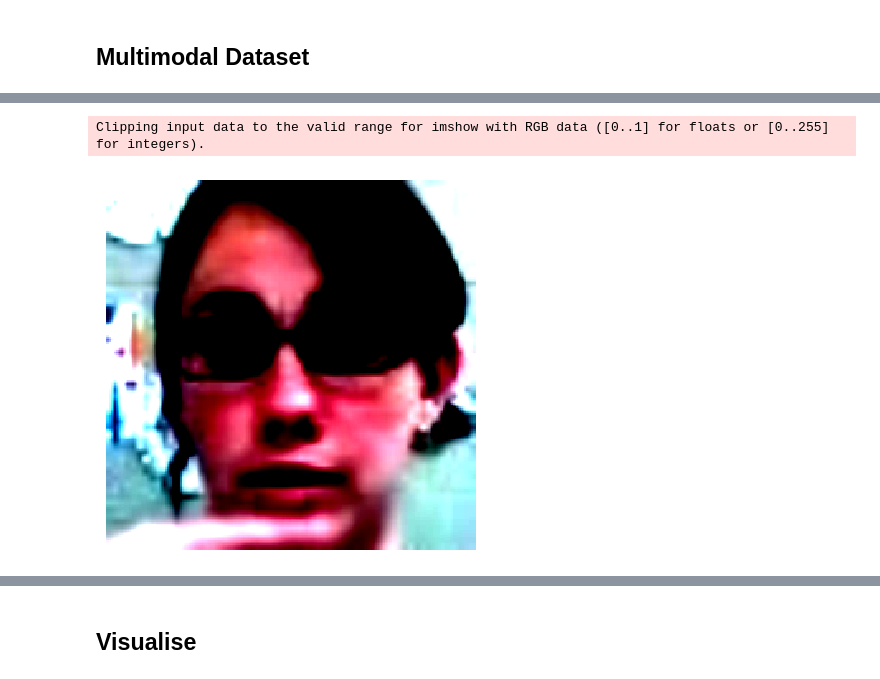
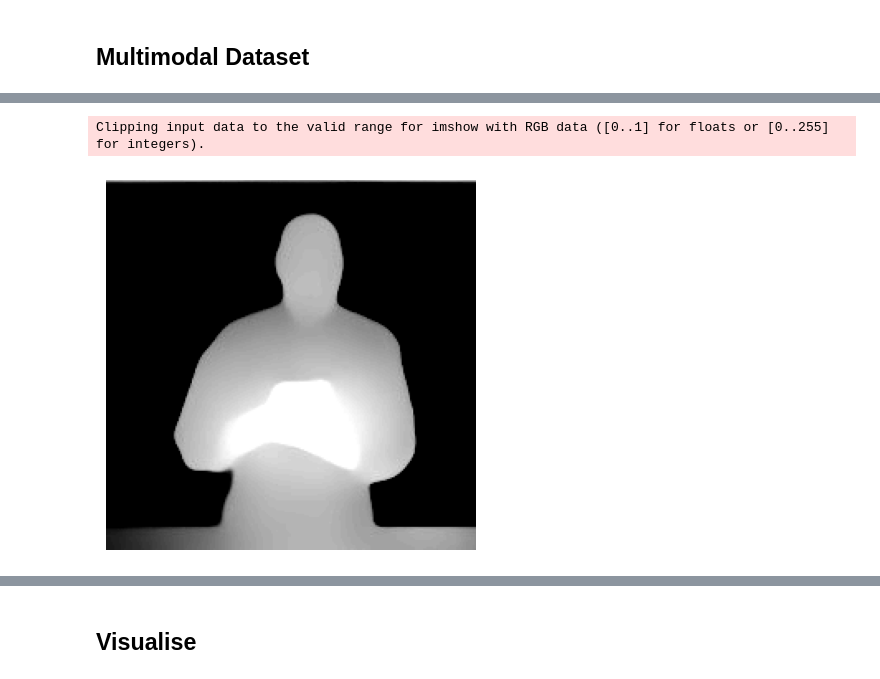
Before and after one commit to UoA-CARES/sign-language-benchmarks, a Jupyter notebook: experiments/wlasl/seven_sees/dataset_output.ipynb, the cells around one changed output, grey strips where cells are left out. Drawn from its saved outputs; the diff is of its cells as text; code cells hidden in the pictures.

```diff
--- a/experiments/wlasl/seven_sees/dataset_output.ipynb
+++ b/experiments/wlasl/seven_sees/dataset_output.ipynb
@@ -26,7 +26,7 @@ train_dataset = MultiModalDataset(ann_file='data/wlasl/train_annotations.txt',
                                  root_dir='data/wlasl/rawframes',
                                  clip_len=32,
                                  resolution=224,
-                                 modalities=('rgb', 'pose', 'face'),
+                                 modalities=('rgb', 'pose', 'depth'),
                                  test_mode=True,
                                  frame_interval=1,
                                  input_resolution=256,
@@ -35,7 +35,7 @@ train_dataset = MultiModalDataset(ann_file='data/wlasl/train_annotations.txt',
 
 train_loader = torch.utils.data.DataLoader(dataset=train_dataset,
                                           batch_size=1,
-                                          shuffle=False,
+                                          shuffle=True,
                                           num_workers=4,
                                           pin_memory=False)
 # %%
@@ -83,6 +43,6 @@ resize = torchvision.transforms.Resize(size=(256, 256))
 # %%
 frame = next(iter_)
-imshow(frame['face'][0])
+imshow(frame['depth'][0])
 # %% [output]
 Clipping input data to the valid range for imshow with RGB data ([0..1] for floats or [0..255] for integers).
-[figure, old version]
+[figure, new version]
```
Also changed, not shown: parts of 52 cells of this notebook, 5 other files.
